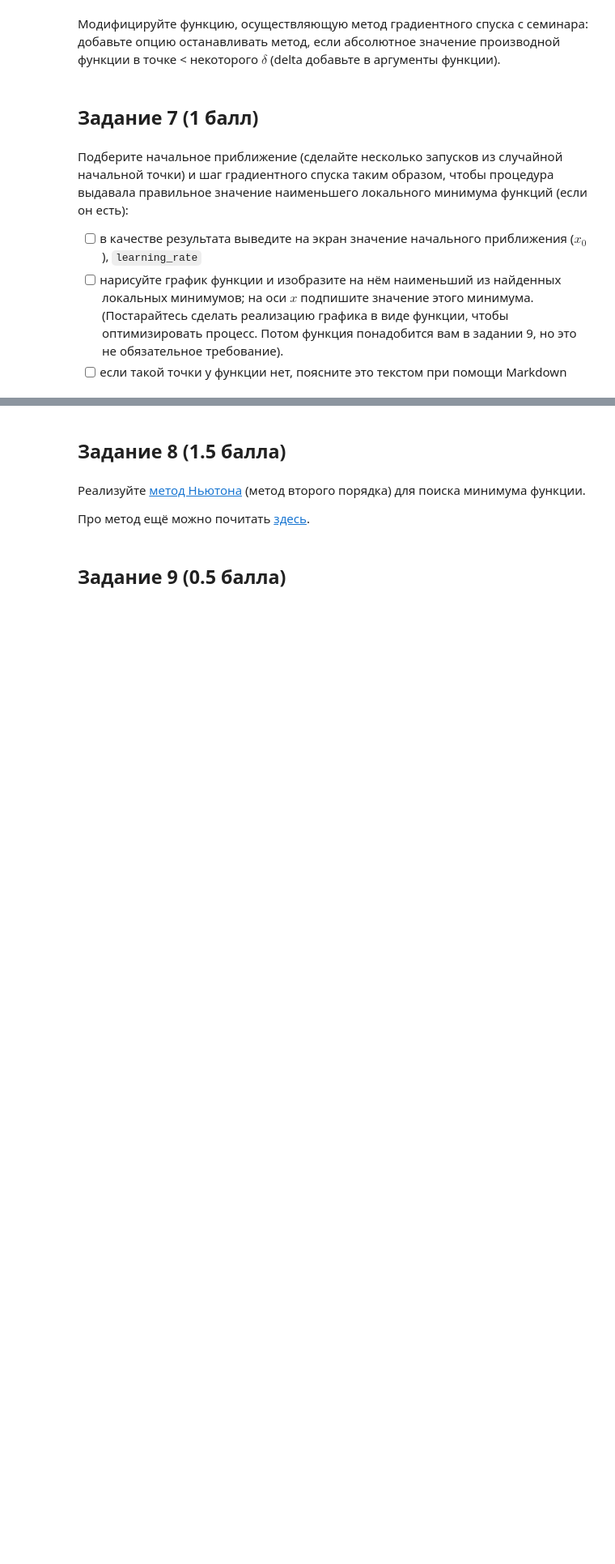
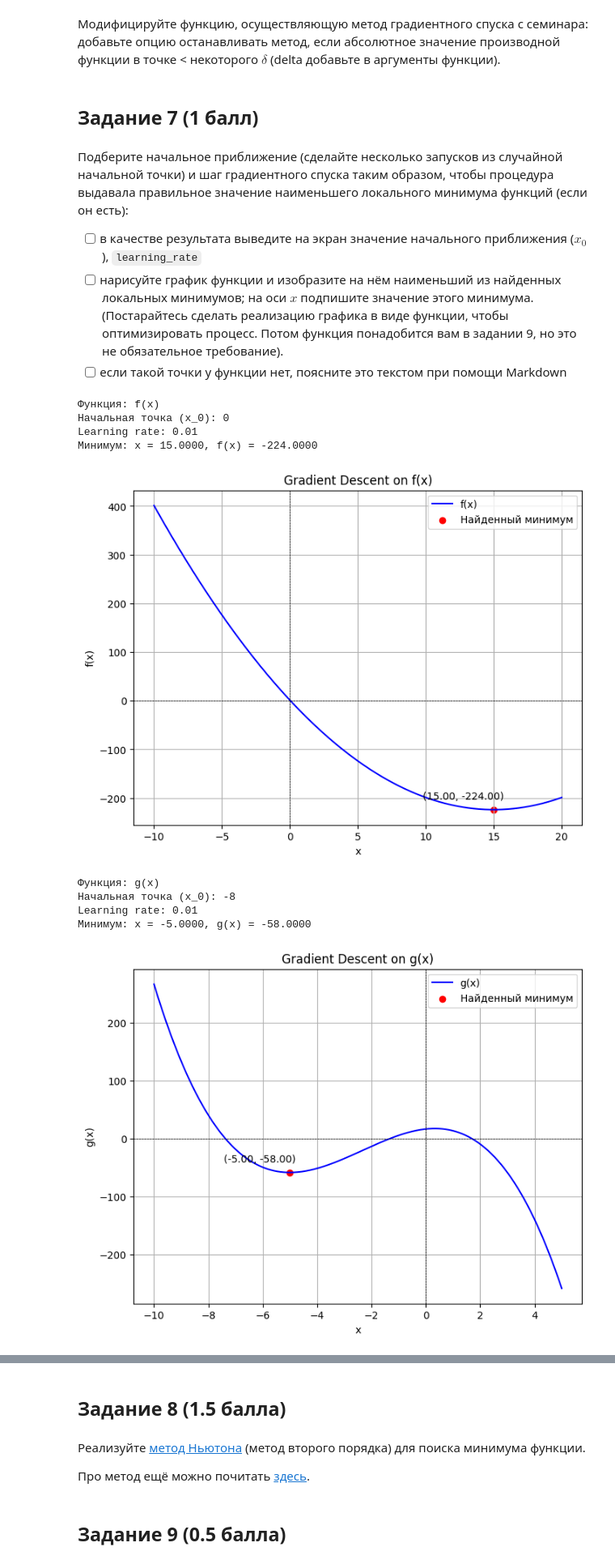
Before and after one commit to bobbobr/ml_hw, a Jupyter notebook: hw2/AI_HW2_GD_base.ipynb, the cells around one changed output, grey strips where cells are left out. Shown at 81% size. Cells and saved outputs as stored; diff of their text form; code cells hidden in the pictures; blank space fills up the shorter version.

```diff
--- a/hw2/AI_HW2_GD_base.ipynb
+++ b/hw2/AI_HW2_GD_base.ipynb
@@ -306,15 +305,16 @@ for name, (func, x_vals) in functions.items():
 # your code here
 
 
-def gradient_descent(x_start, learning_rate, epsilon, num_iterations, detla):
+def gradient_descent(func, x_start, learning_rate, epsilon, num_iterations, detla):
     x_curr = x_start
-    df_x = sp.diff(f(x)) # производная
+    df_x = sp.diff(func(x))
 
     trace = []
     trace.append(x_curr)
 
     for i in range(num_iterations):
       grad = df_x.subs(x, x_curr)
+
       if abs(grad) < detla:
             print(f"Остановлено по критерию delta на {i}-й итерации")
             return x_curr, trace
@@ -326,7 +326,7 @@ def gradient_descent(x_start, learning_rate, epsilon, num_iterations, detla):
 
       x_curr = x_new
 
-    return x_curr, trace
+    return float(x_curr), trace
 # %% [markdown]
 ## Задание 7 (1 балл)
 # %% [markdown]
@@ -339,0 +338,71 @@ def gradient_descent(x_start, learning_rate, epsilon, num_iterations, detla):
+# %%
+# your code here
+
+x = sp.Symbol('x')
+def f(x):
+    return x**2 - 30*x + 1
+
+def g(x):
+    return -x**3 - 7*x**2 + 5*x + 17
+
+def h(x):
+    return x**2 - 1/x
+
+def j(x):
+    if abs(x) < 1e-6:
+        return float('inf')
+    return 1 / x**5 + x**17 + 8
+
+
+
+def plot_function_with_minima(f, x_range, x_min, f_min, title):
+    x_vals = np.linspace(*x_range, 500)
+    y_vals = [f(val) for val in x_vals]
+
+    plt.figure(figsize=(8, 6))
+    plt.plot(x_vals, y_vals, label=f"{title}(x)", color="blue")
+    plt.scatter([x_min], [f_min], color="red", label="Найденный минимум")
+    plt.axhline(0, color="black", linewidth=0.5, linestyle="--")
+    plt.axvline(0, color="black", linewidth=0.5, linestyle="--")
+    plt.annotate(f"({x_min:.2f}, {f_min:.2f})", (x_min, f_min), textcoords="offset points", xytext=(-30, 10), ha="center")
+    plt.title(f"Gradient Descent on {title}(x)")
+    plt.xlabel("x")
+    plt.ylabel(f"{title}(x)")
+    plt.legend()
+    plt.grid()
+    plt.show()
+
+functions = {"f": f, "g": g, "h": h, "j": j}
+x_ranges = {"f": (-10, 20), "g": (-10, 5), "h": (-10, 10), "j": (0.1, 3)}
+initial_points = {"f": 0, "g": -8, "h": 0.5, "j": 0.2}
+learning_rate = 0.01
+epsilon = 1e-6
+delta = 1e-6
+num_iterations = 1000
+
+for name, func in functions.items():
+    x_start = initial_points[name]
+    try:
+        x_min, trace = gradient_descent(func, x_start, learning_rate, epsilon, num_iterations, delta)
+        f_min = func(x_min)
+        print(f"Функция: {name}(x)")
+        print(f"Начальная точка (x_0): {x_start}")
+        print(f"Learning rate: {learning_rate}")
+        print(f"Минимум: x = {x_min:.4f}, {name}(x) = {f_min:.4f}\n")
+
+        plot_function_with_minima(func, x_ranges[name], x_min, f_min, name)
+    except Exception as e:
+        print(f"Функция: {name}(x)")
+        print(f"Начальная точка (x_0): {x_start}")
+        print(f"Произошла ошибка: {e}\n")
+# %% [output]
+Функция: f(x)
+Начальная точка (x_0): 0
+Learning rate: 0.01
+Минимум: x = 15.0000, f(x) = -224.0000
+[figure, added]
+Функция: g(x)
+Начальная точка (x_0): -8
+Learning rate: 0.01
+Минимум: x = -5.0000, g(x) = -58.0000
+[figure, added]
```
Also changed, not shown: parts of 18 cells of this notebook.
